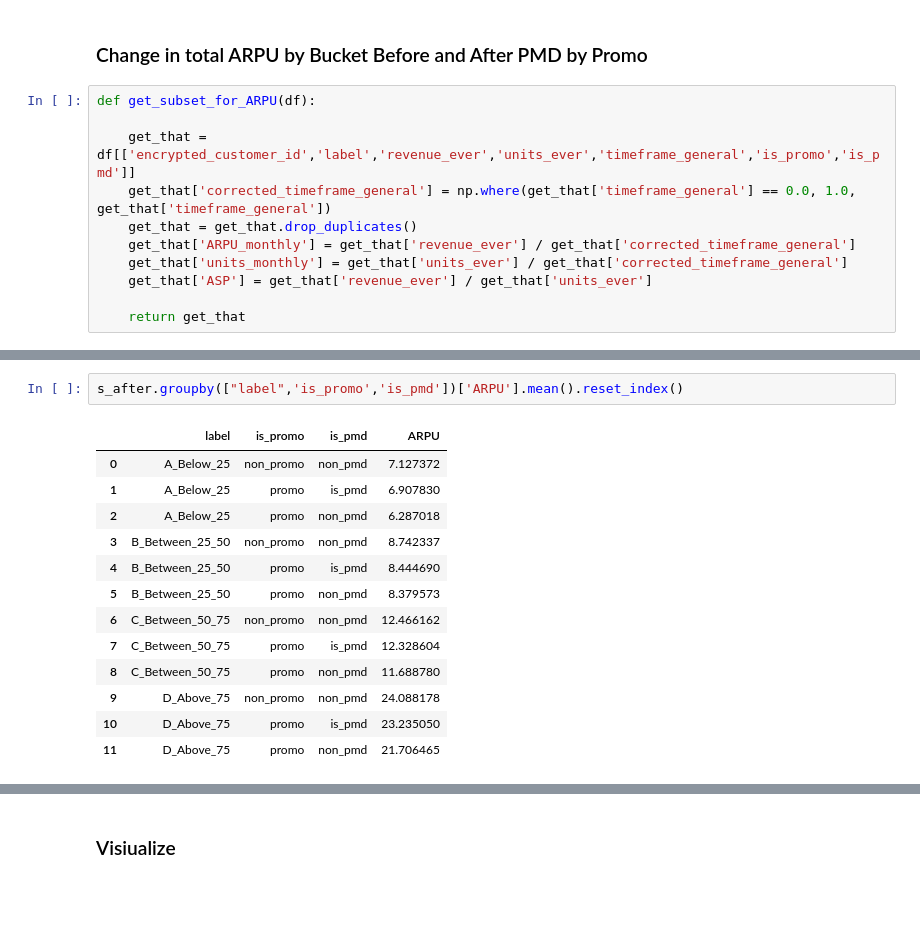
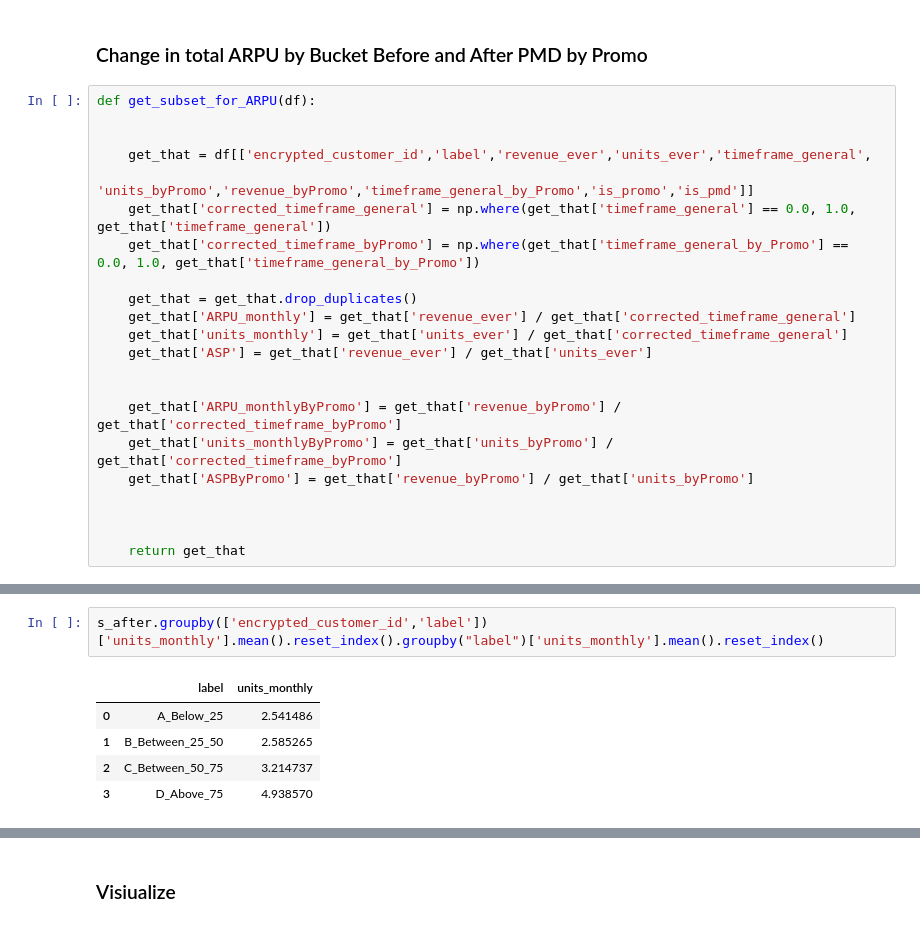
Before and after one commit to dfadeeff/AMZ_Projects, a Jupyter notebook: PMD_Framework.ipynb, the cells around one changed output, grey strips where cells are left out. Saved outputs shown, nothing was run; the diff lists cells and outputs as text; blank space fills up the shorter version.

```diff
--- a/PMD_Framework.ipynb
+++ b/PMD_Framework.ipynb
@@ -450,13 +451,24 @@ after_labels.groupby(['is_promo','is_pmd','label'])['ASP'].mean().reset_index()
 # %%
 def get_subset_for_ARPU(df):
 
-    get_that = df[['encrypted_customer_id','label','revenue_ever','units_ever','timeframe_general','is_promo','is_pmd']]
+
+    get_that = df[['encrypted_customer_id','label','revenue_ever','units_ever','timeframe_general',
+                  'units_byPromo','revenue_byPromo','timeframe_general_by_Promo','is_promo','is_pmd']]
     get_that['corrected_timeframe_general'] = np.where(get_that['timeframe_general'] == 0.0, 1.0, get_that['timeframe_general'])
+    get_that['corrected_timeframe_byPromo'] = np.where(get_that['timeframe_general_by_Promo'] == 0.0, 1.0, get_that['timeframe_general_by_Promo'])
+
     get_that = get_that.drop_duplicates()
     get_that['ARPU_monthly'] = get_that['revenue_ever'] / get_that['corrected_timeframe_general']
     get_that['units_monthly'] = get_that['units_ever'] / get_that['corrected_timeframe_general']
     get_that['ASP'] = get_that['revenue_ever'] / get_that['units_ever']
 
+
+    get_that['ARPU_monthlyByPromo'] = get_that['revenue_byPromo'] / get_that['corrected_timeframe_byPromo']
+    get_that['units_monthlyByPromo'] = get_that['units_byPromo'] / get_that['corrected_timeframe_byPromo']
+    get_that['ASPByPromo'] = get_that['revenue_byPromo'] / get_that['units_byPromo']
+
+
+
     return get_that
 # %%
 s_before = get_subset_for_ARPU(before)
@@ -537,16 +527,8 @@ s_after.groupby("label")['ARPU_monthly'].mean().reset_index()
 # %%
-s_after.groupby(["label",'is_promo','is_pmd'])['ARPU'].mean().reset_index()
+s_after.groupby(['encrypted_customer_id','label'])['units_monthly'].mean().reset_index().groupby("label")['units_monthly'].mean().reset_index()
 # %% [output]
-|  | label | is_promo | is_pmd | ARPU |
-| 0 | A_Below_25 | non_promo | non_pmd | 7.127372 |
-| 1 | A_Below_25 | promo | is_pmd | 6.907830 |
-| 2 | A_Below_25 | promo | non_pmd | 6.287018 |
-| 3 | B_Between_25_50 | non_promo | non_pmd | 8.742337 |
-| 4 | B_Between_25_50 | promo | is_pmd | 8.444690 |
-| 5 | B_Between_25_50 | promo | non_pmd | 8.379573 |
-| 6 | C_Between_50_75 | non_promo | non_pmd | 12.466162 |
-| 7 | C_Between_50_75 | promo | is_pmd | 12.328604 |
-| 8 | C_Between_50_75 | promo | non_pmd | 11.688780 |
-| 9 | D_Above_75 | non_promo | non_pmd | 24.088178 |
-| 10 | D_Above_75 | promo | is_pmd | 23.235050 |
-| 11 | D_Above_75 | promo | non_pmd | 21.706465 |
+|  | label | units_monthly |
+| 0 | A_Below_25 | 2.541486 |
+| 1 | B_Between_25_50 | 2.585265 |
+| 2 | C_Between_50_75 | 3.214737 |
+| 3 | D_Above_75 | 4.938570 |
```
Also changed, not shown: parts of 12 cells of this notebook.
